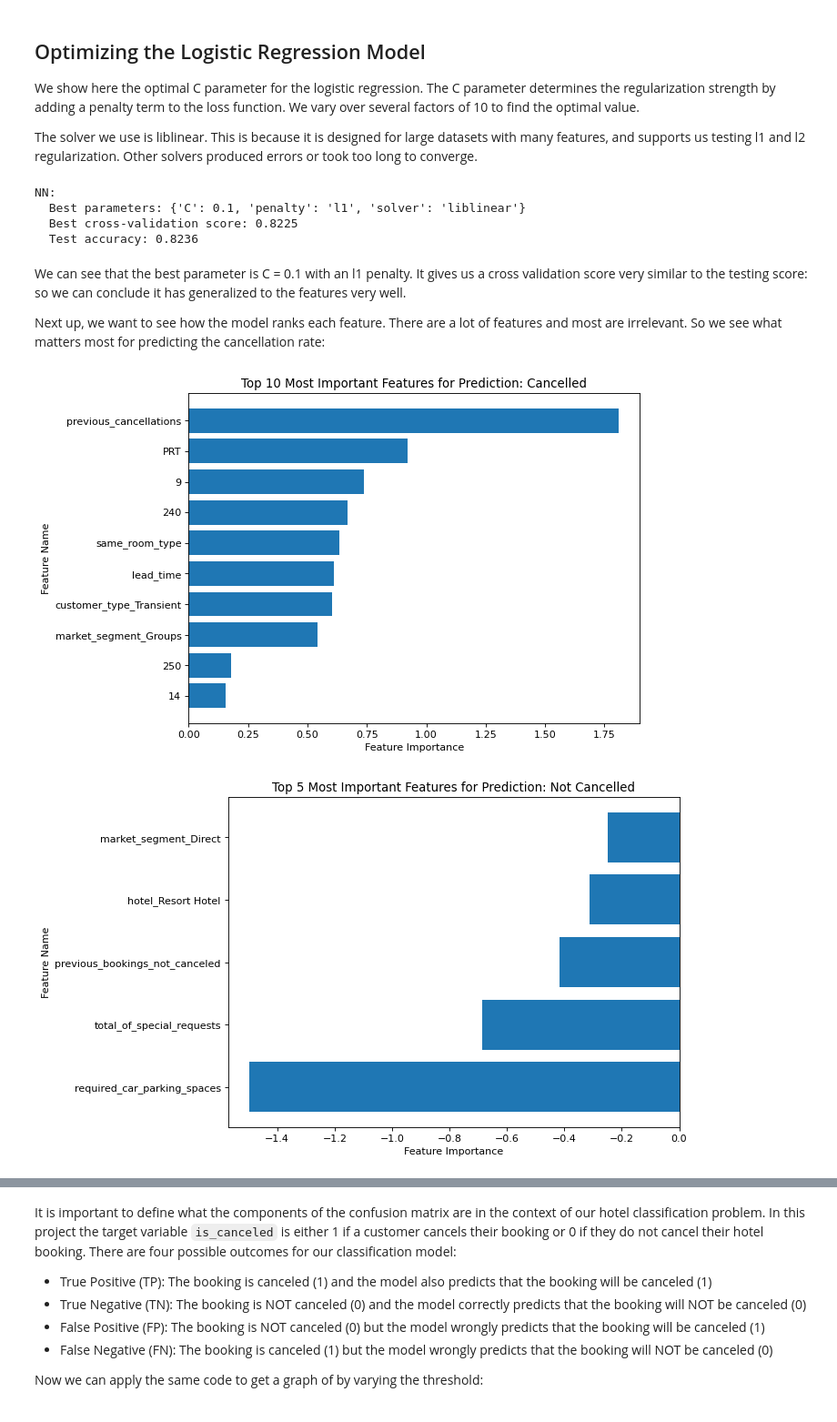
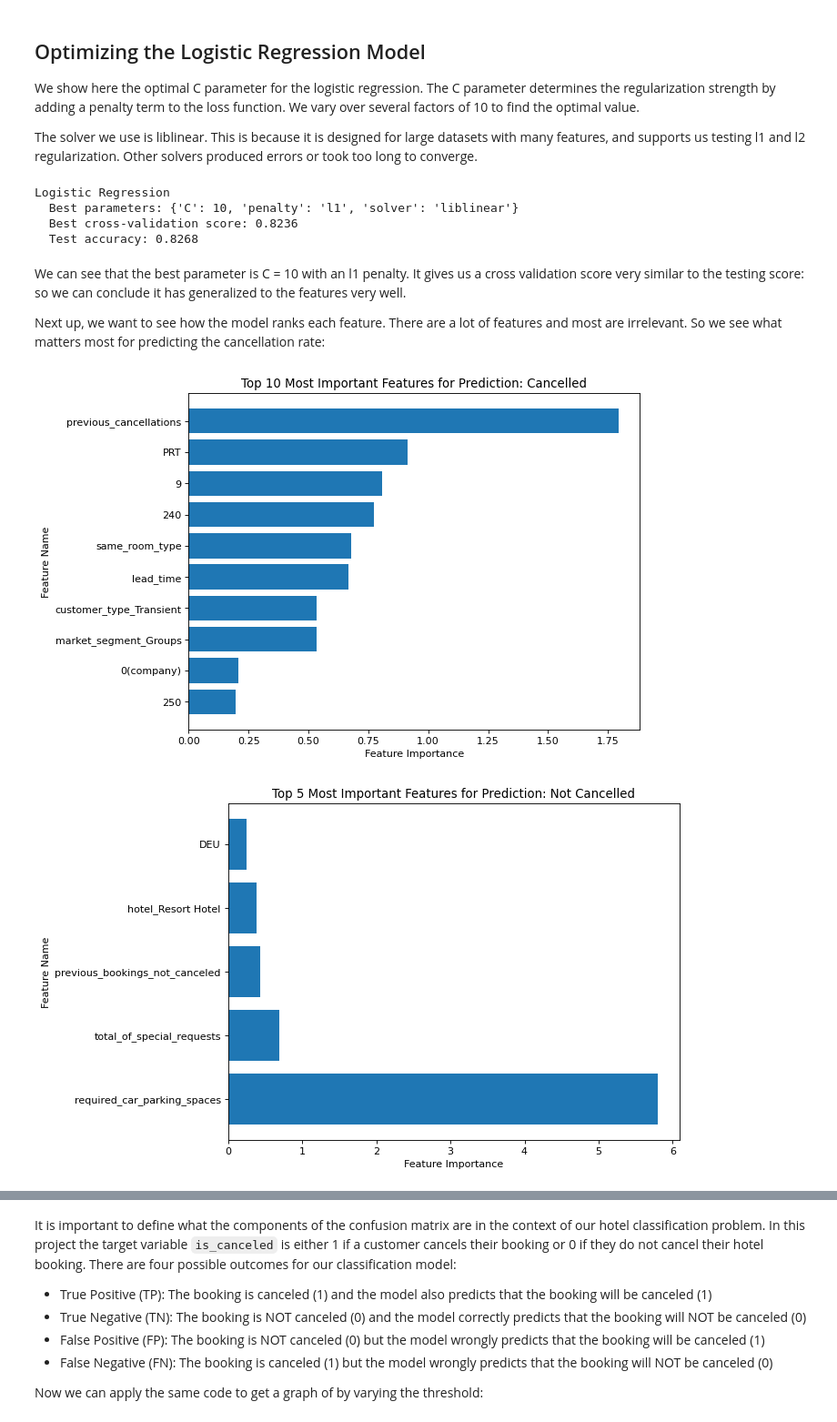
Before and after one commit to Mengyao41/ML_proj2, a Jupyter notebook: project2.ipynb, the cells around one changed output, grey strips where cells are left out. Shown at 91% size. Drawn from its saved outputs; the diff is of its cells as text; code cells hidden in the pictures.

```diff
--- a/project2.ipynb
+++ b/project2.ipynb
@@ -766,31 +777,15 @@ The structure of this section is as follows:
 3) We find the most important features of the model
 4) We discuss how setting a threshold for the predictions can help reach business goals.
 # %%
-import pandas as pd
-import numpy as np
-from sklearn.model_selection import train_test_split, GridSearchCV, KFold
-from sklearn.preprocessing import StandardScaler, MinMaxScaler
-from sklearn.linear_model import LinearRegression, LogisticRegression, RidgeClassifier
-from sklearn.ensemble import RandomForestClassifier
-from sklearn.pipeline import Pipeline
-from sklearn.metrics import accuracy_score
-from sklearn.svm import SVC
-from sklearn.tree import DecisionTreeClassifier
-from sklearn.ensemble import RandomForestClassifier
-from sklearn.metrics import roc_curve, auc, precision_recall_curve, f1_score, recall_score, precision_score, confusion_matrix
-from sklearn.neighbors import KNeighborsClassifier
-from sklearn.feature_selection import SelectKBest, f_classif
-
 # Load your dataset
 data = d.drop(['arrival_date_day_of_month'], axis=1)
-"""REMOVE THIS LATER"""
-
+""" DROP THIS EARLIER"""
 # Split the dataset into features (X) and target (y)
 X = data.drop('is_canceled', axis=1)
 y = data['is_canceled']
 
 # Split the dataset into train and test sets
-X_train, X_test, y_train, y_test = train_test_split(X, y, test_size=0.8, random_state=42)
+X_train, X_test, y_train, y_test = train_test_split(X, y, test_size=0.2, random_state=42)
 
 # Create a preprocessor for scaling and normalizing data
 scalar = StandardScaler()
@@ -970,43 +962,43 @@ print(f'  Best parameters: {best_params}')
 print(f'  Best cross-validation score: {best_score:.4f}')
 print(f'  Test accuracy: {test_accuracy:.4f}\n')
 # %% [output]
-NN:
-  Best parameters: {'C': 0.1, 'penalty': 'l1', 'solver': 'liblinear'}
-  Best cross-validation score: 0.8225
-  Test accuracy: 0.8236
+Logistic Regression
+  Best parameters: {'C': 10, 'penalty': 'l1', 'solver': 'liblinear'}
+  Best cross-validation score: 0.8236
+  Test accuracy: 0.8268
 # %% [markdown]
-We can see that the best parameter is C = 0.1 with an l1 penalty. It gives us a cross validation score very similar to the testing score: so we can conclude it has generalized to the features very well.
+We can see that the best parameter is C = 10 with an l1 penalty. It gives us a cross validation score very similar to the testing score: so we can conclude it has generalized to the features very well.
 
 Next up, we want to see how the model ranks each feature. There are a lot of features and most are irrelevant. So we see what matters most for predicting the cancellation rate:
 # %%
 # fit a logistic regression model
-lr = LogisticRegression(solver = 'liblinear',C=0.1, penalty='l1')
+lr = LogisticRegression(solver = 'liblinear',C=10, penalty='l1')
 lr.fit(X_train_preprocessed, y_train)
 
 # calculate feature importances
 importance = lr.coef_[0]
 indices = np.argsort(importance)
 
 # plot the 10 most important features
 plt.figure(figsize=(8, 6))
 plt.barh(range(10), importance[indices[-10:]])
 plt.yticks(range(10), X.columns[indices[-10:]])
 plt.title('Top 10 Most Important Features for Prediction: Cancelled')
 plt.xlabel('Feature Importance')
 plt.ylabel('Feature Name')
 
 # plot the 10 least important features
 plt.figure(figsize=(8, 6))
 plt.barh(range(5), abs(importance[indices[:5]]))
 plt.yticks(range(5), X.columns[indices[:5]])
 plt.title('Top 5 Most Important Features for Prediction: Not Cancelled')
 plt.xlabel('Feature Importance')
 plt.ylabel('Feature Name')
 
 plt.show()
 # %% [output]
-[figure, old version]
+[figure, new version]
-[figure, old version]
+[figure, new version]
 # %% [markdown]
 We already see some important things:
 
```
Also changed, not shown: parts of 8 cells of this notebook.
